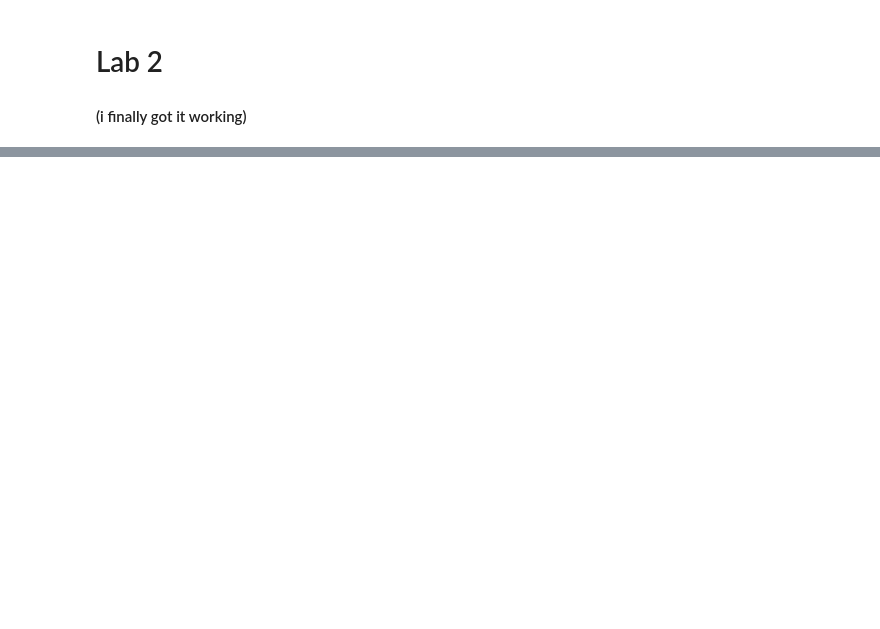
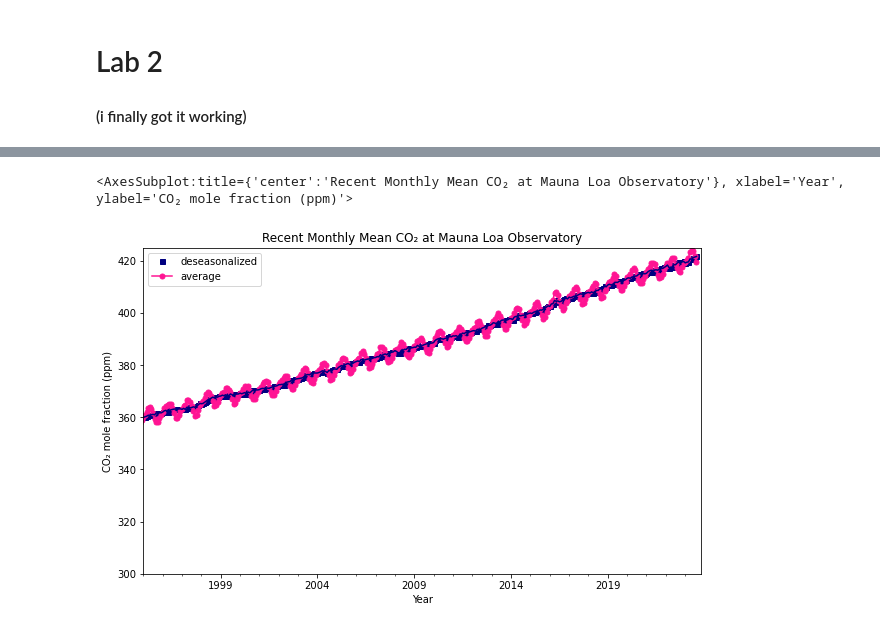
Before and after one commit to dontloseyourkeys/lab2-310, a Jupyter notebook: AsiaLab2.ipynb, the cells around one changed output, grey strips where cells are left out. Cells and saved outputs as stored; diff of their text form; code cells hidden in the pictures; blank space fills up the shorter version.

```diff
--- a/AsiaLab2.ipynb
+++ b/AsiaLab2.ipynb
@@ -70,0 +103,11 @@ co2data.plot.line(x = 'Year', y= 'average', c = 'deeppink', style= '-o', ms = 5,
+# %%
+#plotting the co2 graph
+co2err = co2data.plot.line(figsize = (10,6), x= 'Year', y= 'deseasonalized', c ='navy', ms = 5, yerr= 'unc', legend = False)
+co2dses = co2data.plot.line(figsize = (10,6), x= 'Year', y= 'deseasonalized', c ='navy', ms = 5, style = 's', ax = co2err)
+co2data.plot.line(x = 'Year', y= 'average', c = 'deeppink', style= '-o', ms = 5,
+                 title= 'Recent Monthly Mean CO₂ at Mauna Loa Observatory', ylabel= 'CO₂ mole fraction (ppm)',
+                    ax = co2dses, xlim = (300, 646), ylim=(300, 425)
+                   )
+# %% [output]
+<AxesSubplot:title={'center':'Recent Monthly Mean CO₂ at Mauna Loa Observatory'}, xlabel='Year', ylabel='CO₂ mole fraction (ppm)'>
+[figure, added]
```
Also changed, not shown: parts of 3 cells of this notebook, 1 other file.
